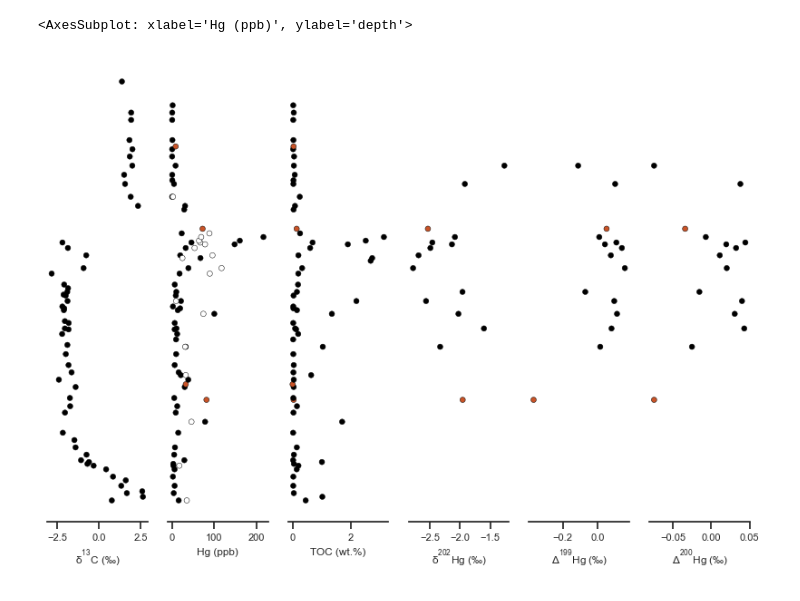
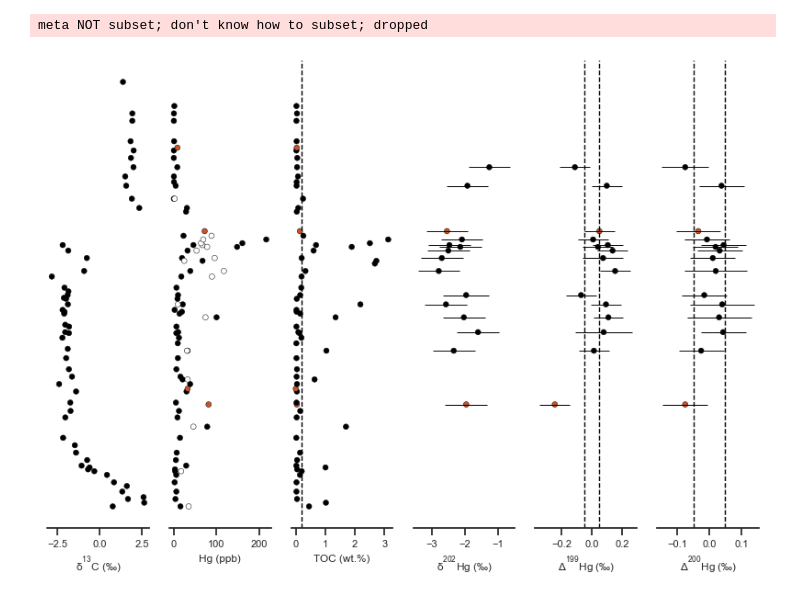
Before and after one commit to oluwaseun-edward/notebooks, a Jupyter notebook: shanggang.ipynb, the cells around one changed output. Saved outputs shown, nothing was run; the diff lists cells and outputs as text; code cells hidden in the pictures.

```diff
--- a/shanggang.ipynb
+++ b/shanggang.ipynb
@@ -38,32 +38,48 @@ Hg=sha["Hg"]
 # %%
 fig, axes = plt.subplots(figsize=(10, 6.6),  # constrained_layout=True,
                          ncols=6, nrows=1, sharey=True)
 ax0, ax1, ax2, ax3, ax4, ax5 = axes
 
 # remove the y-axis ticks and y-axis itself.
 sns.despine(left=True, right=True, top=True, bottom=False)
 plt.yticks([])
 
 #define the variables needed to iterably make the figures.
 subs = ['d13C', 'Hg', 'TOC', 'd202Hg', 'D199Hg', 'D200Hg']
 ax= [ax0, ax1, ax2, ax3, ax4, ax5]
 xlabels = ["$\delta^{13}C\;(‰)$", "Hg (ppb)", "TOC (wt.%)",
            "$\delta^{202}Hg\;(‰)$", "$\Delta^{199}Hg\;(‰)$", "$\Delta^{200}Hg\;(‰)$"]
-# # c.set_xticks([-3, -1, 1, 3])
-
+err= ["d202_se", "D199_se", "D200_se"]
+err_subs = [d202Hg, D199, D200]
+ax_2=[ax3, ax4, ax5]
 # make the subplots using a for loop.
 for ix, sub in enumerate(subs):
     sns.scatterplot(data=sha, x=sha[sub], y=depth, ax=ax[ix],
                     color='black', legend=False, edgecolor='black',
                     size=20, hue='lithology', palette=colors
                     )
     ax[ix].tick_params(labelsize=8)
     ax[ix].set_xlabel(xlabels[ix], fontsize=8.5)
 
-# add extra plots to some axes
+# add extra plot to 2nd subplot
 sns.scatterplot(data=sha, x=Hg_TOC, y=depth, ax=ax1,
                     color='white', legend=False, edgecolor='black',
-                    size=20)
+                    size=20, alpha=1)
+# Customize axes fontsize.
+ax2.axvline(x=0.2, linestyle="--", color="black", linewidth=1)
+ax4.axvline(x=-0.05, linestyle="--", color="black", linewidth=1)
+ax4.axvline(x=0.05, linestyle="--", color="black", linewidth=1)
+ax5.axvline(x=-0.05, linestyle="--", color="black", linewidth=1)
+ax5.axvline(x=0.05, linestyle="--", color="black", linewidth=1)
+ax2.set_xticks([0, 1, 2, 3])
+ax4.set_xticks([-.4, -.2, 0, .2])
+
+# add error bars to Hg-isotope subplots
+for ix, sub in enumerate(err):
+    ax_2[ix].errorbar(xerr=sha[sub], y=depth,x=err_subs[ix], ecolor="black", color="black",
+             linestyle='none', elinewidth=0.7, capthick=0.5, mec='black')
+
+plt.savefig("../plots/sha_all.pdf", dpi=600)
 # %% [output]
-<AxesSubplot: xlabel='Hg (ppb)', ylabel='depth'>
+meta NOT subset; don't know how to subset; dropped
-[figure, old version]
+[figure, new version]
```
Also changed, not shown: 1 other file.
